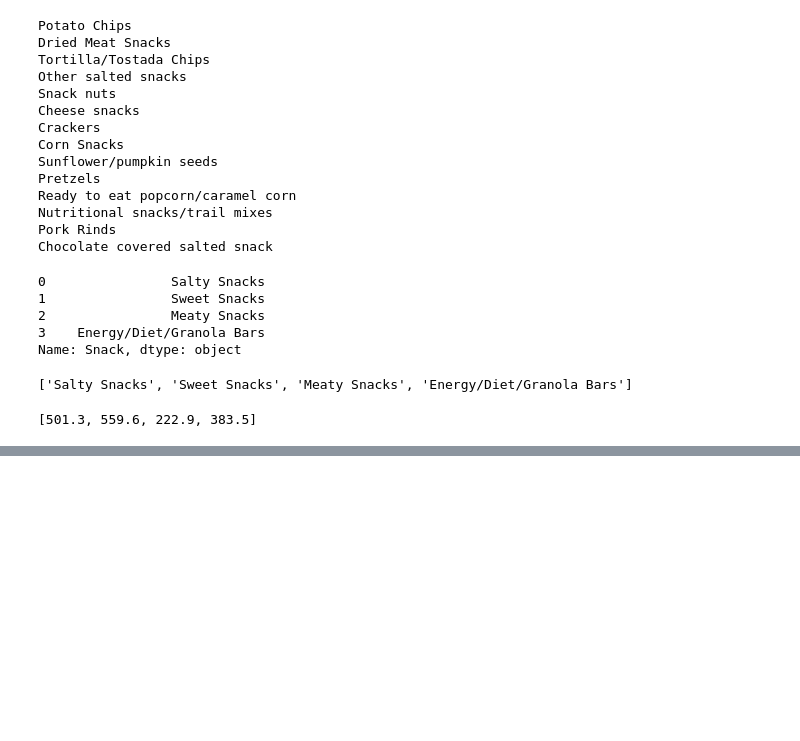
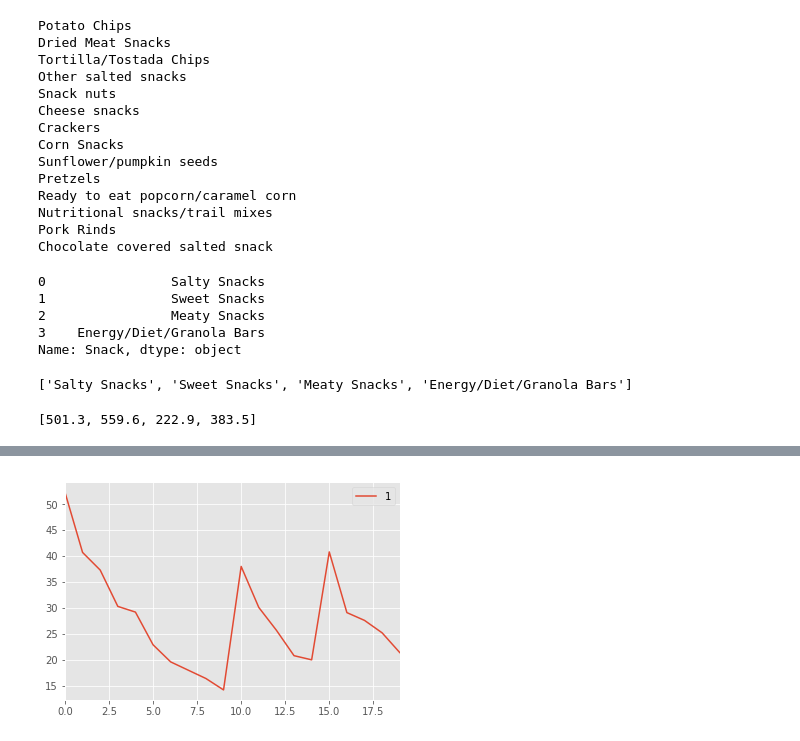
Before and after one commit to copperstick6/Advent, a Jupyter notebook: predictive_data/Data Analysis on Snacks.ipynb, the cells around one changed output, grey strips where cells are left out. Drawn from its saved outputs; the diff is of its cells as text; code cells hidden in the pictures; blank space fills up the shorter version.

```diff
--- a/predictive_data/Data Analysis on Snacks.ipynb
+++ b/predictive_data/Data Analysis on Snacks.ipynb
@@ -57,0 +85,5 @@ print(snack_values)
+# %%
+sweet_snack = pd.read_excel('snack_data.xlsx', sheetname='Sheet4')
+sweet_snack_items = np.array(sweet_snack['Snack'].values.tolist())
+sweet_snack_values = np.array(sweet_snack['Gross'].values.tolist())
+print(sweet_snack_items)
@@ -57,0 +196,7 @@ print(snack_values)
+# %%
+# Sweet Snacks
+sweetitems = pd.Series(data=sweet_snack_items)
+sweetvals = pd.Series(data=sweet_snack_values)
+sweetframe =[sweetitems, sweetvals]
+sweetresult = pd.concat(sweetframe, axis=1, ignore_index=True)
+print(sweetresult)
@@ -57,0 +277,5 @@ print(snack_values)
+# %%
+sweetresult.plot()
+plt.show()
+# %% [output]
+[figure, added]
```
Also changed, not shown: parts of 16 cells of this notebook, 3 other files.
